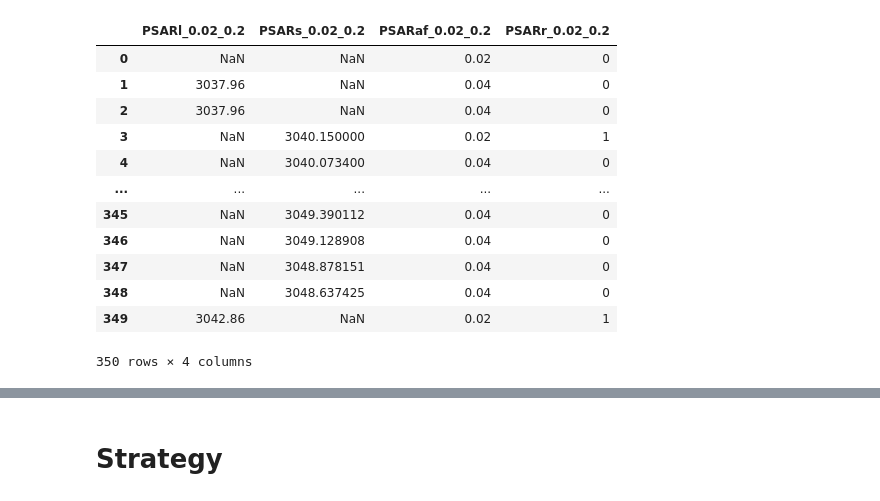
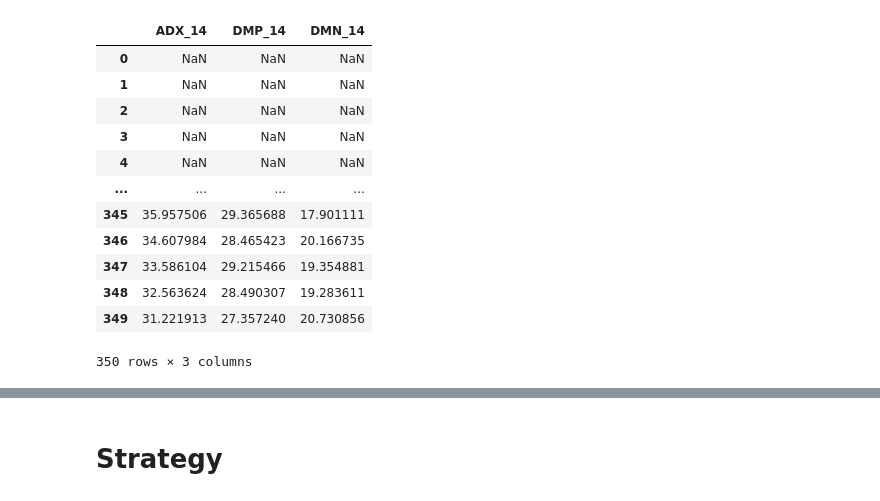
Before and after one commit to nurhidayat86/trading-strategy, a Jupyter notebook: notebooks/realtime_crypto_strategy.ipynb, the cells around one changed output, grey strips where cells are left out. Cells and saved outputs as stored; diff of their text form; code cells hidden in the pictures.

```diff
--- a/notebooks/realtime_crypto_strategy.ipynb
+++ b/notebooks/realtime_crypto_strategy.ipynb
@@ -69,25 +69,26 @@ def check_crossing(df, col1, col2):
 # %%
 # realtime stock trading
 df.ta.ema(length=10, append=True)
 df.ta.ema(length=50, append=True)
 df.ta.rsi(length=14, append=True)
 df.ta.bbands(length=20, std=2, append=True)
 df.ta.macd(fast=12, slow=26, signal=9, append=True)
 df.ta.psar(append=True)
+df.ta.adx(append=True)
 # %% [output]
-|  | PSARl_0.02_0.2 | PSARs_0.02_0.2 | PSARaf_0.02_0.2 | PSARr_0.02_0.2 |
-| 0 | NaN | NaN | 0.02 | 0 |
-| 1 | 3037.96 | NaN | 0.04 | 0 |
-| 2 | 3037.96 | NaN | 0.04 | 0 |
-| 3 | NaN | 3040.150000 | 0.02 | 1 |
-| 4 | NaN | 3040.073400 | 0.04 | 0 |
-| ... | ... | ... | ... | ... |
-| 345 | NaN | 3049.390112 | 0.04 | 0 |
-| 346 | NaN | 3049.128908 | 0.04 | 0 |
-| 347 | NaN | 3048.878151 | 0.04 | 0 |
-| 348 | NaN | 3048.637425 | 0.04 | 0 |
-| 349 | 3042.86 | NaN | 0.02 | 1 |
+|  | ADX_14 | DMP_14 | DMN_14 |
+| 0 | NaN | NaN | NaN |
+| 1 | NaN | NaN | NaN |
+| 2 | NaN | NaN | NaN |
+| 3 | NaN | NaN | NaN |
+| 4 | NaN | NaN | NaN |
+| ... | ... | ... | ... |
+| 345 | 35.957506 | 29.365688 | 17.901111 |
+| 346 | 34.607984 | 28.465423 | 20.166735 |
+| 347 | 33.586104 | 29.215466 | 19.354881 |
+| 348 | 32.563624 | 28.490307 | 19.283611 |
+| 349 | 31.221913 | 27.357240 | 20.730856 |
-350 rows × 4 columns
+350 rows × 3 columns
 # %%
 try: df = df.rename(columns={'EMA_60':'EMA_50'})
 except: print("skip")
```
Also changed, not shown: parts of 38 cells of this notebook.
